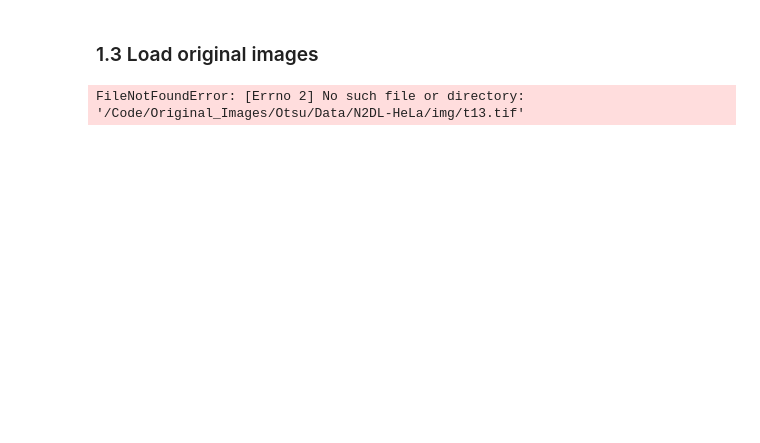
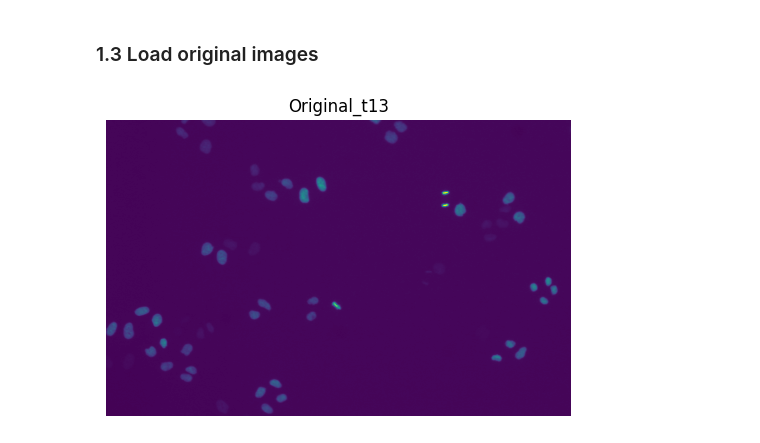
Before and after one commit to BiomedicalImageAnalysis2025/topic01_team04, a Jupyter notebook: Code/Otsu thresholding.ipynb, the cells around one changed output. Drawn from its saved outputs; the diff is of its cells as text; code cells hidden in the pictures; blank space fills up the shorter version.

Commit message:
Otsu Fix

```diff
--- a/Code/Otsu thresholding.ipynb
+++ b/Code/Otsu thresholding.ipynb
@@ -17,9 +15,9 @@ IndentationError: expected an indented block (Otsu_thresholding.py, line 73)
 # %% [markdown]
 ### 1.3 Load original images
 # %%
-t13 = np.copy(plt.imread("/Code/Original_Images/Otsu/Data/N2DL-HeLa/img/t13.tif"))
+t13 = np.copy(plt.imread("Original_Images/Otsu/Data/N2DL-HeLa/img/t13.tif"))
 
 
 display_images(t13, "Original_t13")
 # %% [output]
-FileNotFoundError: [Errno 2] No such file or directory: '/Code/Original_Images/Otsu/Data/N2DL-HeLa/img/t13.tif'
+[figure, added]
```
Also changed, not shown: parts of 1 cell of this notebook, 1 other file.
